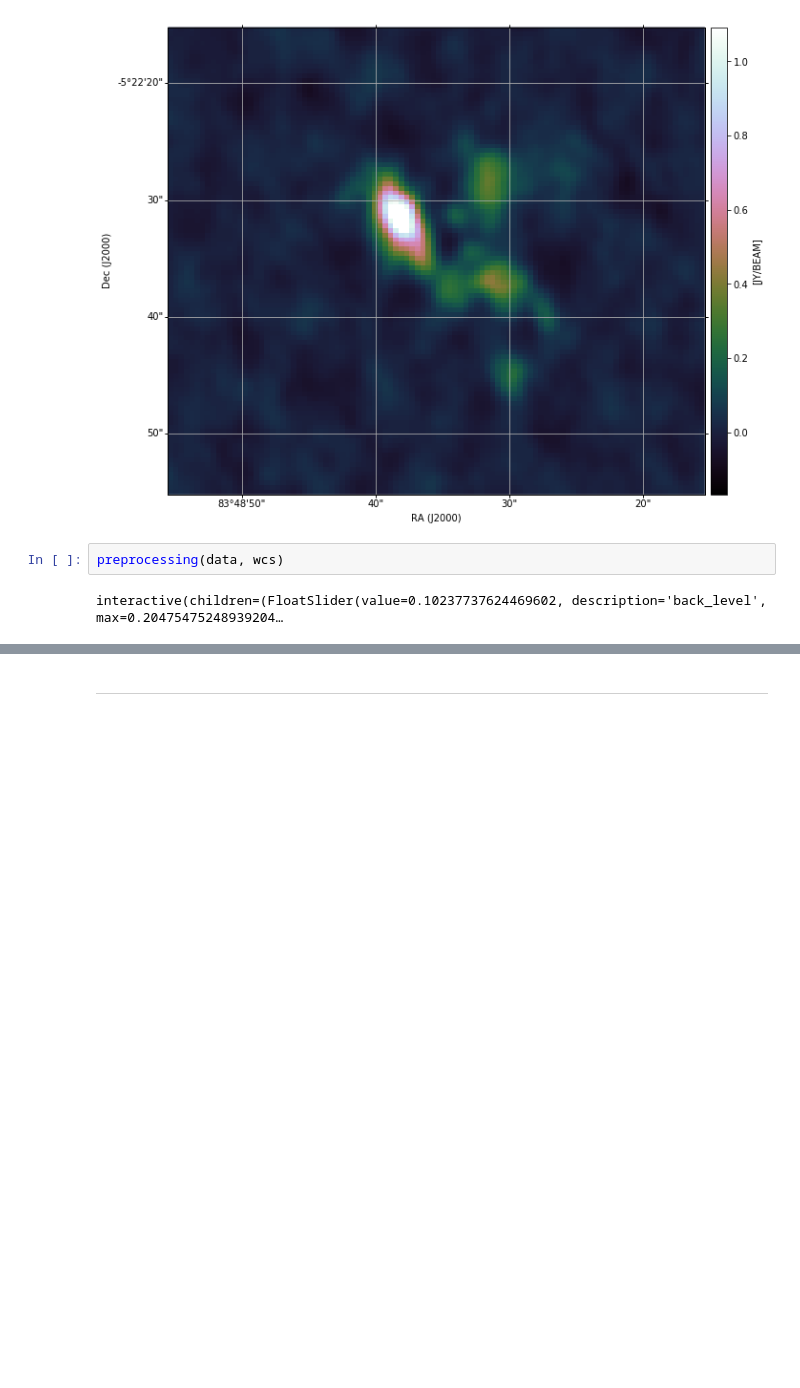
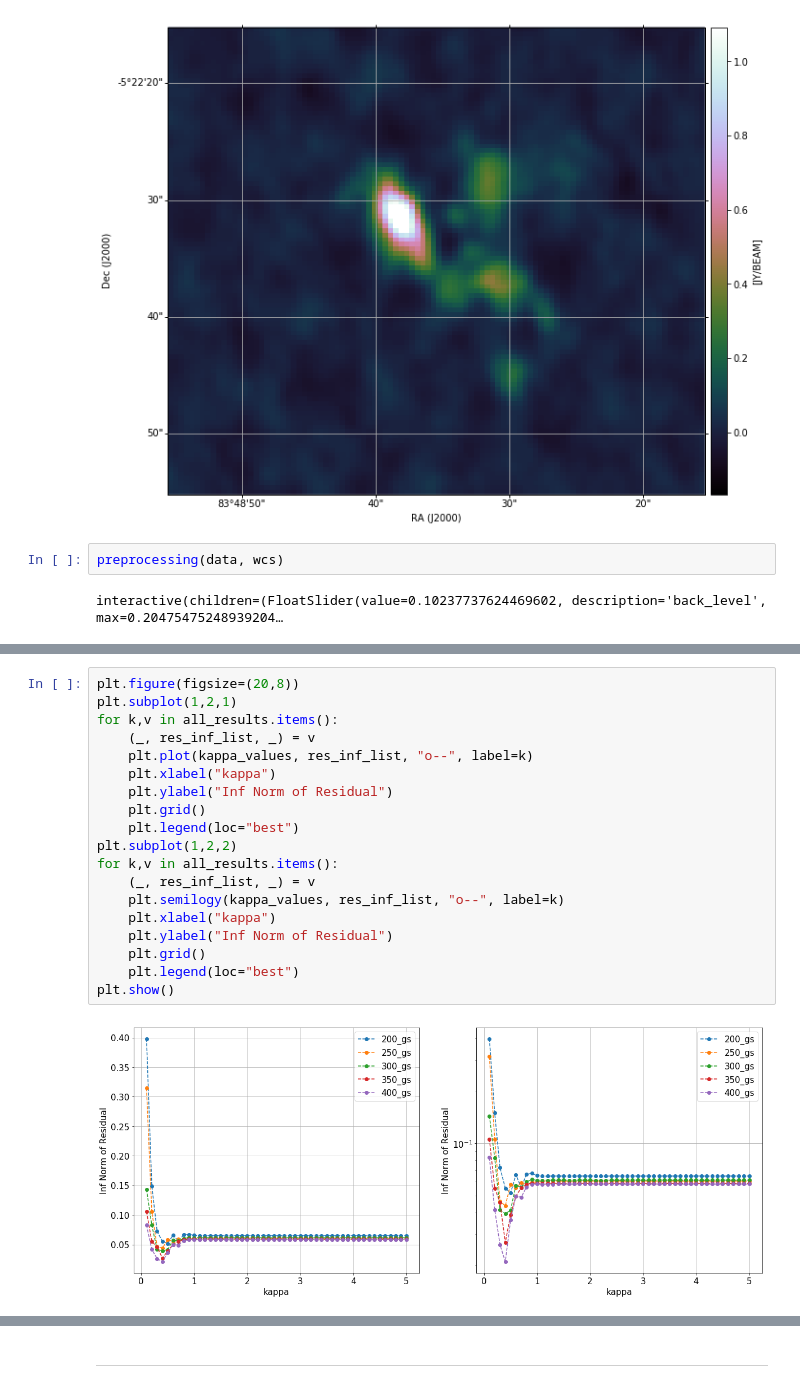
Before and after one commit to mavillan/HDMClouds, a Jupyter notebook: notebooks/exp-kappa.ipynb, the cells around one changed output, grey strips where cells are left out. Drawn from its saved outputs; the diff is of its cells as text; blank space fills up the shorter version.

```diff
--- a/notebooks/exp-kappa.ipynb
+++ b/notebooks/exp-kappa.ipynb
@@ -109,0 +120,21 @@ Normalized flux lost: 0.021004646245831784
+# %%
+plt.figure(figsize=(20,8))
+plt.subplot(1,2,1)
+for k,v in all_results.items():
+    (_, res_inf_list, _) = v
+    plt.plot(kappa_values, res_inf_list, "o--", label=k)
+    plt.xlabel("kappa")
+    plt.ylabel("Inf Norm of Residual")
+    plt.grid()
+    plt.legend(loc="best")
+plt.subplot(1,2,2)
+for k,v in all_results.items():
+    (_, res_inf_list, _) = v
+    plt.semilogy(kappa_values, res_inf_list, "o--", label=k)
+    plt.xlabel("kappa")
+    plt.ylabel("Inf Norm of Residual")
+    plt.grid()
+    plt.legend(loc="best")
+plt.show()
+# %% [output]
+[figure, added]
```
Also changed, not shown: parts of 15 cells of this notebook.
